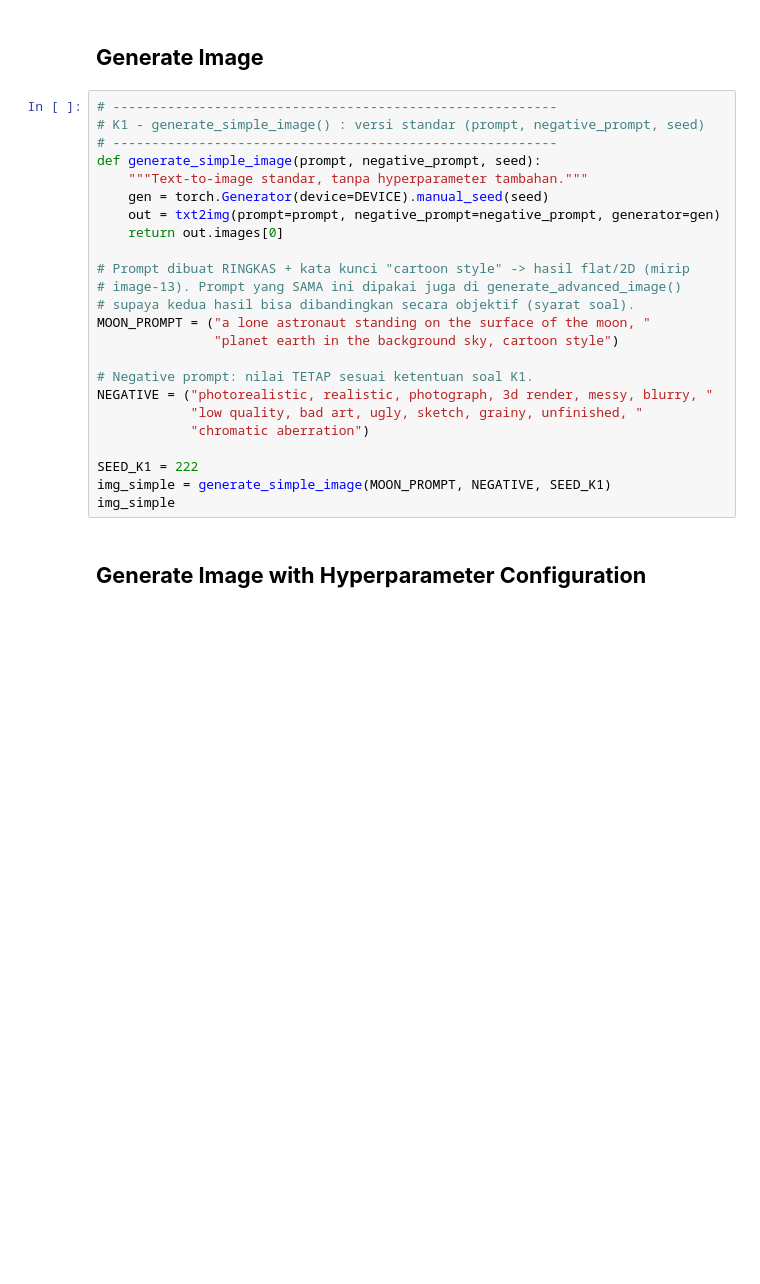
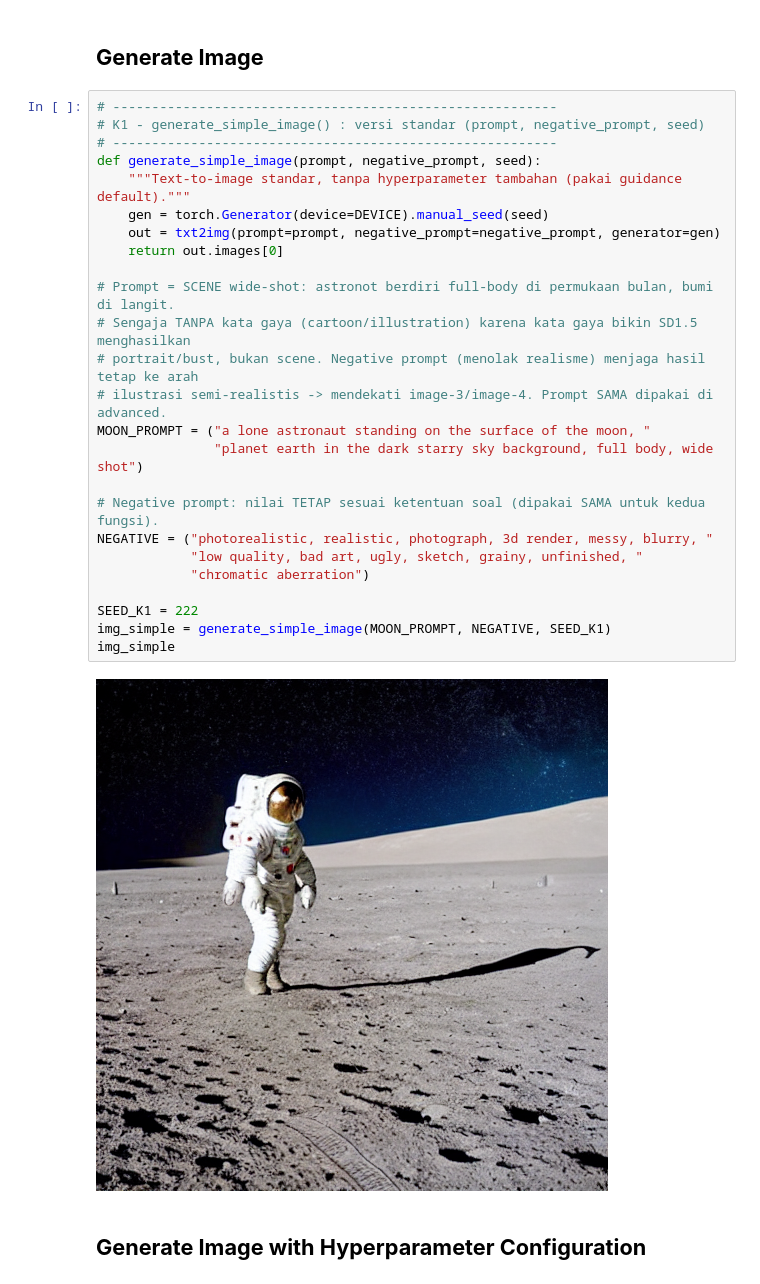
Before and after one commit to nazhifSetya/hackaton-pidi, a Jupyter notebook: 02-fundamental-generative-ai/proyek-akhir/pengerjaan/dafina/submission/Pipeline_submission_BFGAI_Dafina_Meira_Rizkia.ipynb, the cells around one changed output. Saved outputs shown, nothing was run; the diff lists cells and outputs as text; blank space fills up the shorter version.

```diff
--- a/02-fundamental-generative-ai/proyek-akhir/pengerjaan/dafina/submission/Pipeline_submission_BFGAI_Dafina_Meira_Rizkia.ipynb
+++ b/02-fundamental-generative-ai/proyek-akhir/pengerjaan/dafina/submission/Pipeline_submission_BFGAI_Dafina_Meira_Rizkia.ipynb
@@ -42,27 +56,30 @@ print("Pipeline text-to-image siap dipakai.")
 # %%
 # ---------------------------------------------------------
 # K1 - generate_simple_image() : versi standar (prompt, negative_prompt, seed)
 # ---------------------------------------------------------
 def generate_simple_image(prompt, negative_prompt, seed):
-    """Text-to-image standar, tanpa hyperparameter tambahan."""
+    """Text-to-image standar, tanpa hyperparameter tambahan (pakai guidance default)."""
     gen = torch.Generator(device=DEVICE).manual_seed(seed)
     out = txt2img(prompt=prompt, negative_prompt=negative_prompt, generator=gen)
     return out.images[0]
 
-# Prompt dibuat RINGKAS + kata kunci "cartoon style" -> hasil flat/2D (mirip
-# image-13). Prompt yang SAMA ini dipakai juga di generate_advanced_image()
-# supaya kedua hasil bisa dibandingkan secara objektif (syarat soal).
+# Prompt = SCENE wide-shot: astronot berdiri full-body di permukaan bulan, bumi di langit.
+# Sengaja TANPA kata gaya (cartoon/illustration) karena kata gaya bikin SD1.5 menghasilkan
+# portrait/bust, bukan scene. Negative prompt (menolak realisme) menjaga hasil tetap ke arah
+# ilustrasi semi-realistis -> mendekati image-3/image-4. Prompt SAMA dipakai di advanced.
 MOON_PROMPT = ("a lone astronaut standing on the surface of the moon, "
-               "planet earth in the background sky, cartoon style")
+               "planet earth in the dark starry sky background, full body, wide shot")
 
-# Negative prompt: nilai TETAP sesuai ketentuan soal K1.
+# Negative prompt: nilai TETAP sesuai ketentuan soal (dipakai SAMA untuk kedua fungsi).
 NEGATIVE = ("photorealistic, realistic, photograph, 3d render, messy, blurry, "
             "low quality, bad art, ugly, sketch, grainy, unfinished, "
             "chromatic aberration")
 
 SEED_K1 = 222
 img_simple = generate_simple_image(MOON_PROMPT, NEGATIVE, SEED_K1)
 img_simple
+# %% [output]
+[figure, added]
 # %% [markdown]
 ## **Generate Image with Hyperparameter Configuration**
 # %%
```
Also changed, not shown: parts of 6 cells of this notebook, 16 other files.
